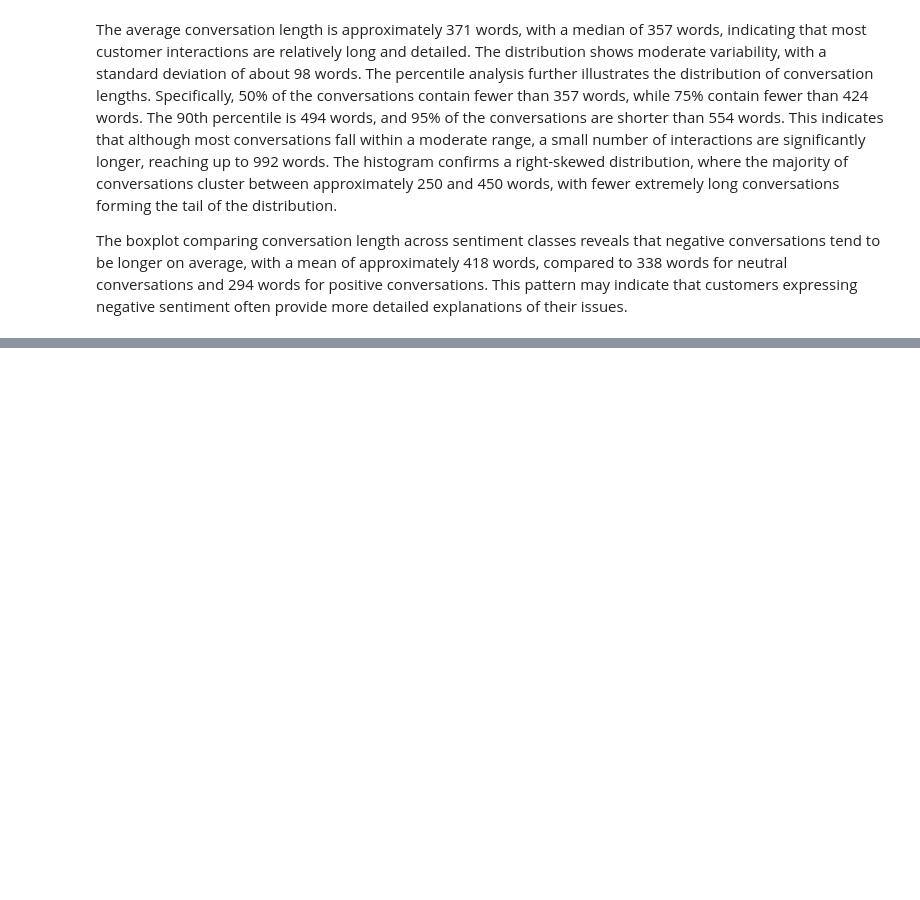
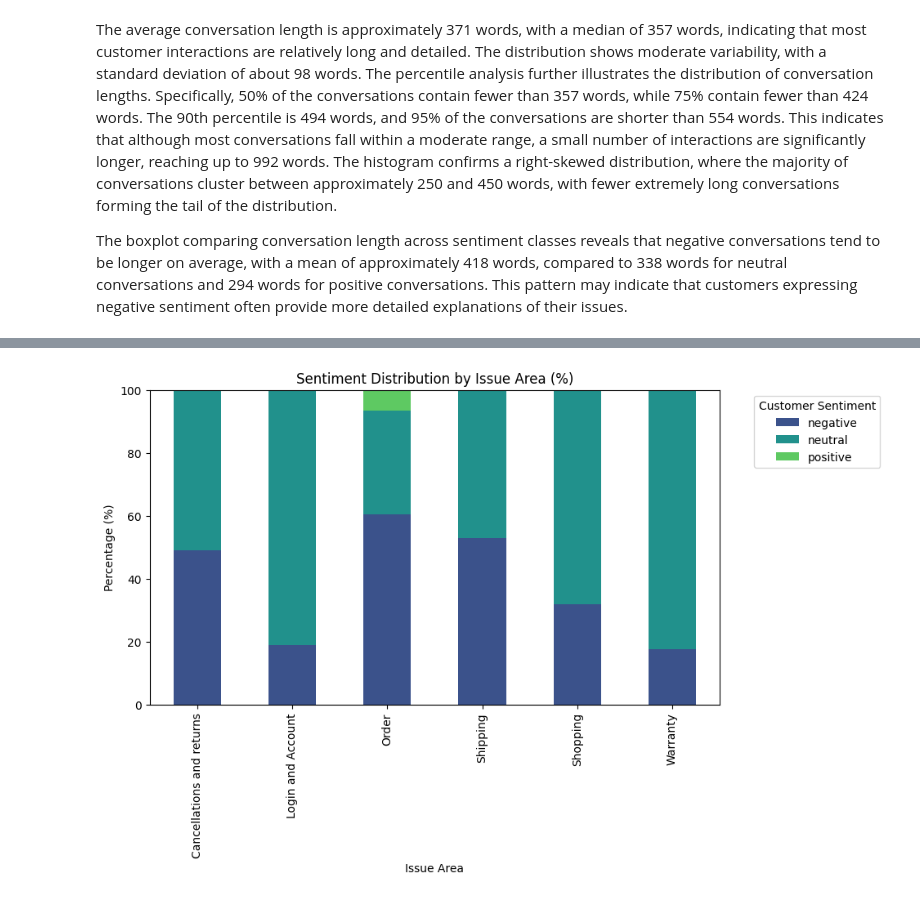
Before and after one commit to sulucay01/DI725-assignment1, a Jupyter notebook: notebooks/01_eda.ipynb, the cells around one changed output, grey strips where cells are left out. Drawn from its saved outputs; the diff is of its cells as text; code cells hidden in the pictures; blank space fills up the shorter version.

```diff
--- a/notebooks/01_eda.ipynb
+++ b/notebooks/01_eda.ipynb
@@ -313,0 +448,28 @@ The boxplot comparing conversation length across sentiment classes reveals that
+# %%
+#Issue Area
+
+issue_area_sentiment = pd.crosstab(
+    train["issue_area"],
+    train["customer_sentiment"],
+    normalize="index"
+) * 100
+
+issue_area_sentiment = issue_area_sentiment[["negative","neutral","positive"]].round(1)
+
+issue_area_sentiment.plot(
+    kind="bar",
+    stacked=True,
+    figsize=(9,5),
+    color=palette
+)
+
+plt.title("Sentiment Distribution by Issue Area (%)")
+plt.xlabel("Issue Area")
+plt.ylabel("Percentage (%)")
+plt.xticks(rotation=90)
+plt.legend(title="Customer Sentiment", bbox_to_anchor=(1.05,1))
+plt.ylim(0,100)
+
+plt.show()
+# %% [output]
+[figure, added]
```
Also changed, not shown: parts of 8 cells of this notebook.
